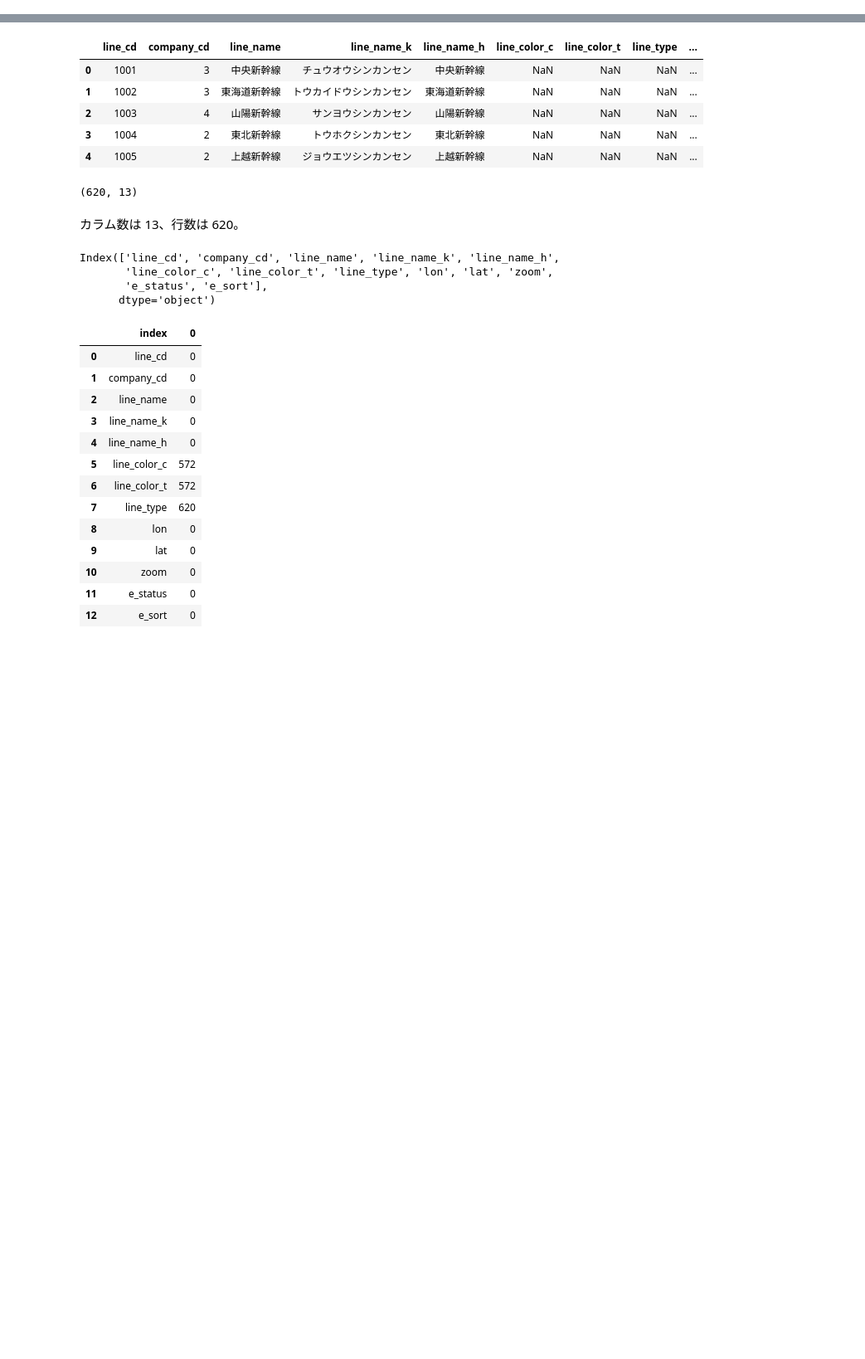
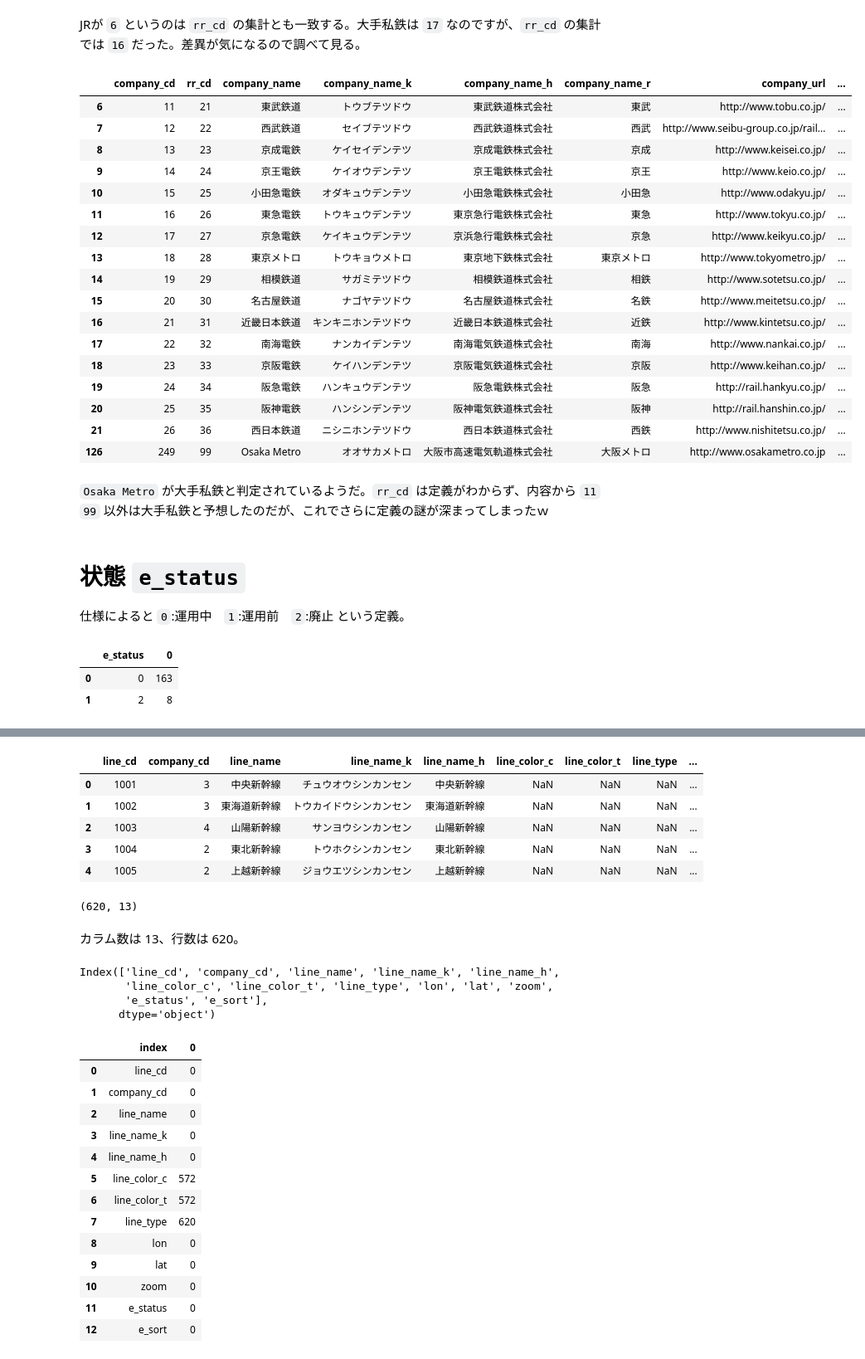
Before and after one commit to hrkenz/jupyter-notebook, a Jupyter notebook: ekidata.ipynb, the cells around one changed output, grey strips where cells are left out. Shown at 83% size. Cells and saved outputs as stored; diff of their text form; code cells hidden in the pictures; blank space fills up the shorter version.

```diff
--- a/ekidata.ipynb
+++ b/ekidata.ipynb
@@ -13,2 +18,4 @@ https://ekidata.jp/doc/
 # %%
 import pandas as pd
+# %%
+df_company = pd.read_csv('../files/ekidata/company20230105.csv')
@@ -14,0 +147,34 @@ import pandas as pd
+# %% [markdown]
+JRが `6` というのは `rr_cd` の集計とも一致する。大手私鉄は `17` なのですが、`rr_cd` の集計では `16` だった。差異が気になるので調べて見る。
+# %%
+df_company[df_company.company_type == 2]
+# %% [output]
+|  | company_cd | rr_cd | company_name | company_name_k | company_name_h | company_name_r | company_url | ... |
+| 6 | 11 | 21 | 東武鉄道 | トウブテツドウ | 東武鉄道株式会社 | 東武 | http://www.tobu.co.jp/ | ... |
+| 7 | 12 | 22 | 西武鉄道 | セイブテツドウ | 西武鉄道株式会社 | 西武 | http://www.seibu-group.co.jp/rail... | ... |
+| 8 | 13 | 23 | 京成電鉄 | ケイセイデンテツ | 京成電鉄株式会社 | 京成 | http://www.keisei.co.jp/ | ... |
+| 9 | 14 | 24 | 京王電鉄 | ケイオウデンテツ | 京王電鉄株式会社 | 京王 | http://www.keio.co.jp/ | ... |
+| 10 | 15 | 25 | 小田急電鉄 | オダキュウデンテツ | 小田急電鉄株式会社 | 小田急 | http://www.odakyu.jp/ | ... |
+| 11 | 16 | 26 | 東急電鉄 | トウキュウデンテツ | 東京急行電鉄株式会社 | 東急 | http://www.tokyu.co.jp/ | ... |
+| 12 | 17 | 27 | 京急電鉄 | ケイキュウデンテツ | 京浜急行電鉄株式会社 | 京急 | http://www.keikyu.co.jp/ | ... |
+| 13 | 18 | 28 | 東京メトロ | トウキョウメトロ | 東京地下鉄株式会社 | 東京メトロ | http://www.tokyometro.jp/ | ... |
+| 14 | 19 | 29 | 相模鉄道 | サガミテツドウ | 相模鉄道株式会社 | 相鉄 | http://www.sotetsu.co.jp/ | ... |
+| 15 | 20 | 30 | 名古屋鉄道 | ナゴヤテツドウ | 名古屋鉄道株式会社 | 名鉄 | http://www.meitetsu.co.jp/ | ... |
+| 16 | 21 | 31 | 近畿日本鉄道 | キンキニホンテツドウ | 近畿日本鉄道株式会社 | 近鉄 | http://www.kintetsu.co.jp/ | ... |
+| 17 | 22 | 32 | 南海電鉄 | ナンカイデンテツ | 南海電気鉄道株式会社 | 南海 | http://www.nankai.co.jp/ | ... |
+| 18 | 23 | 33 | 京阪電鉄 | ケイハンデンテツ | 京阪電気鉄道株式会社 | 京阪 | http://www.keihan.co.jp/ | ... |
+| 19 | 24 | 34 | 阪急電鉄 | ハンキュウデンテツ | 阪急電鉄株式会社 | 阪急 | http://rail.hankyu.co.jp/ | ... |
+| 20 | 25 | 35 | 阪神電鉄 | ハンシンデンテツ | 阪神電気鉄道株式会社 | 阪神 | http://rail.hanshin.co.jp/ | ... |
+| 21 | 26 | 36 | 西日本鉄道 | ニシニホンテツドウ | 西日本鉄道株式会社 | 西鉄 | http://www.nishitetsu.co.jp/ | ... |
+| 126 | 249 | 99 | Osaka Metro | オオサカメトロ | 大阪市高速電気軌道株式会社 | 大阪メトロ | http://www.osakametro.co.jp | ... |
+# %% [markdown]
+`Osaka Metro` が大手私鉄と判定されているようだ。`rr_cd` は定義がわからず、内容から `11` `99` 以外は大手私鉄と予想したのだが、これでさらに定義の謎が深まってしまったｗ
+# %% [markdown]
+# 状態 `e_status`
+仕様によると `0`:運用中　`1`:運用前　`2`:廃止 という定義。
+# %%
+df_company.groupby('e_status').size().reset_index()
+# %% [output]
+|  | e_status | 0 |
+| 0 | 0 | 163 |
+| 1 | 2 | 8 |
```
Also changed, not shown: parts of 22 cells of this notebook.
